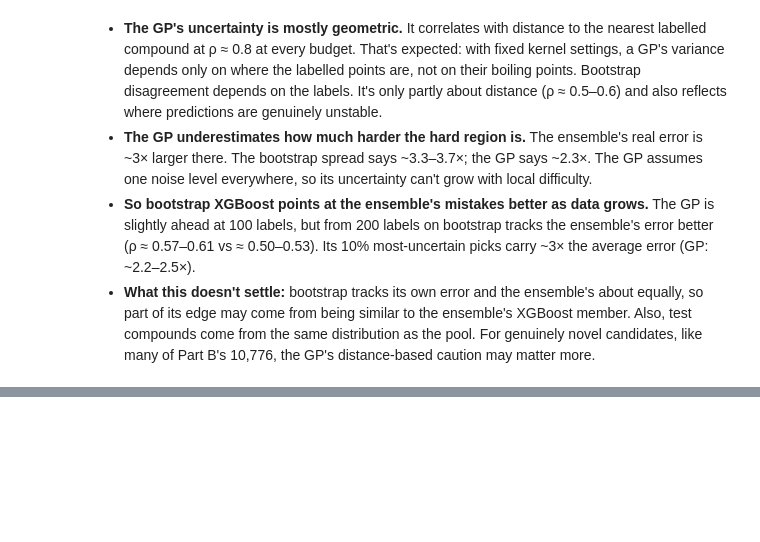
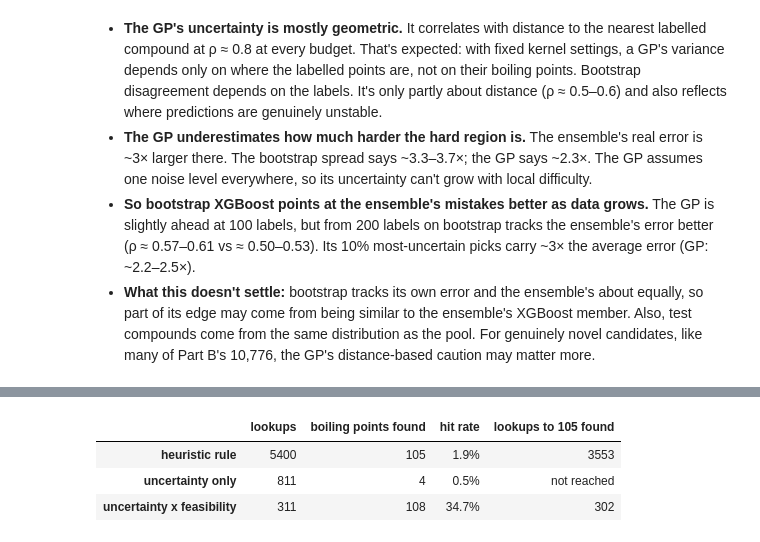
Before and after one commit to JShi12/Predict-Organic-Chemical-Boiling-Point, a Jupyter notebook: Active_Learning.ipynb, the cells around one changed output, grey strips where cells are left out. Saved outputs shown, nothing was run; the diff lists cells and outputs as text; code cells hidden in the pictures; blank space fills up the shorter version.

```diff
--- a/Active_Learning.ipynb
+++ b/Active_Learning.ipynb
@@ -283,0 +288,18 @@ This refines the main notebook's recommendation to collect more hard-region data
+# %%
+runs = {
+    "heuristic rule": pd.read_csv("nist_boiling_points_targeted.csv"),
+    "uncertainty only": pd.read_csv("nist_boiling_points_uncertainty_only.csv"),
+    "uncertainty x feasibility": pd.read_csv("nist_boiling_points_feasibility_aware.csv"),
+}
+def lookup_summary(run):
+    found = (run["status"] == "found").to_numpy()
+    reached = np.flatnonzero(np.cumsum(found) >= 105)
+    return {"lookups": len(run), "boiling points found": int(found.sum()),
+            "hit rate": f"{found.mean():.1%}",
+            "lookups to 105 found": int(reached[0]) + 1 if len(reached) else "not reached"}
+pd.DataFrame({name: lookup_summary(run) for name, run in runs.items()}).T
+# %% [output]
+|  | lookups | boiling points found | hit rate | lookups to 105 found |
+| heuristic rule | 5400 | 105 | 1.9% | 3553 |
+| uncertainty only | 811 | 4 | 0.5% | not reached |
+| uncertainty x feasibility | 311 | 108 | 34.7% | 302 |
```
Also changed, not shown: parts of 12 cells of this notebook, 13 other files.
